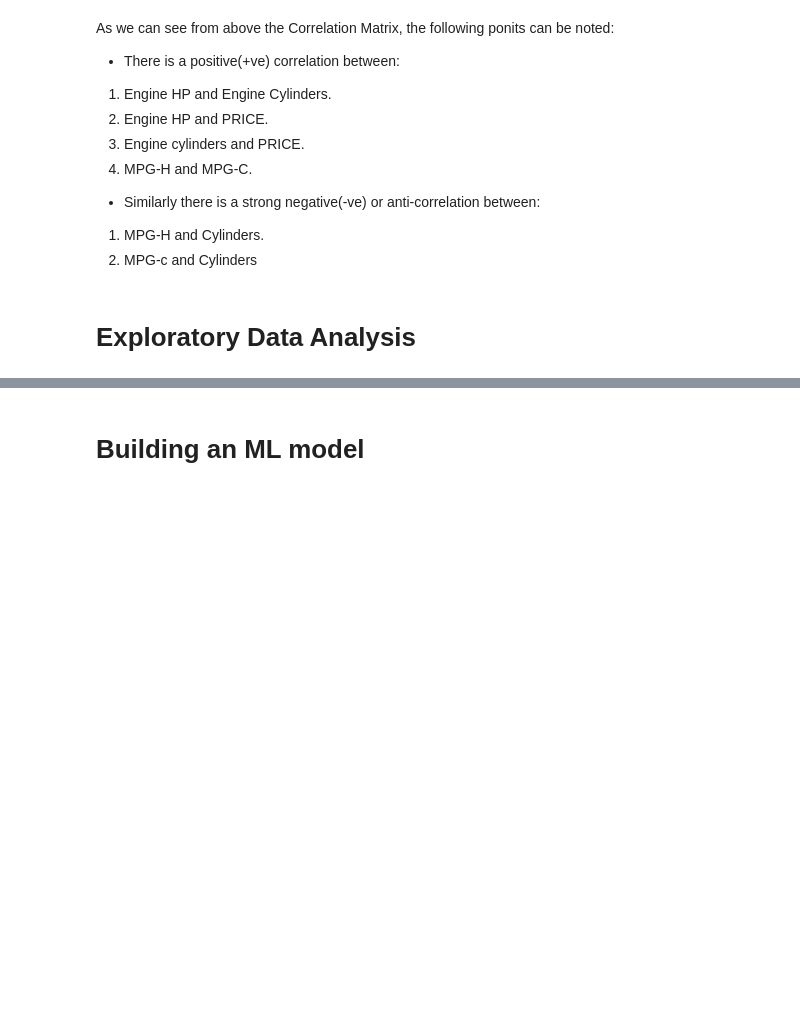
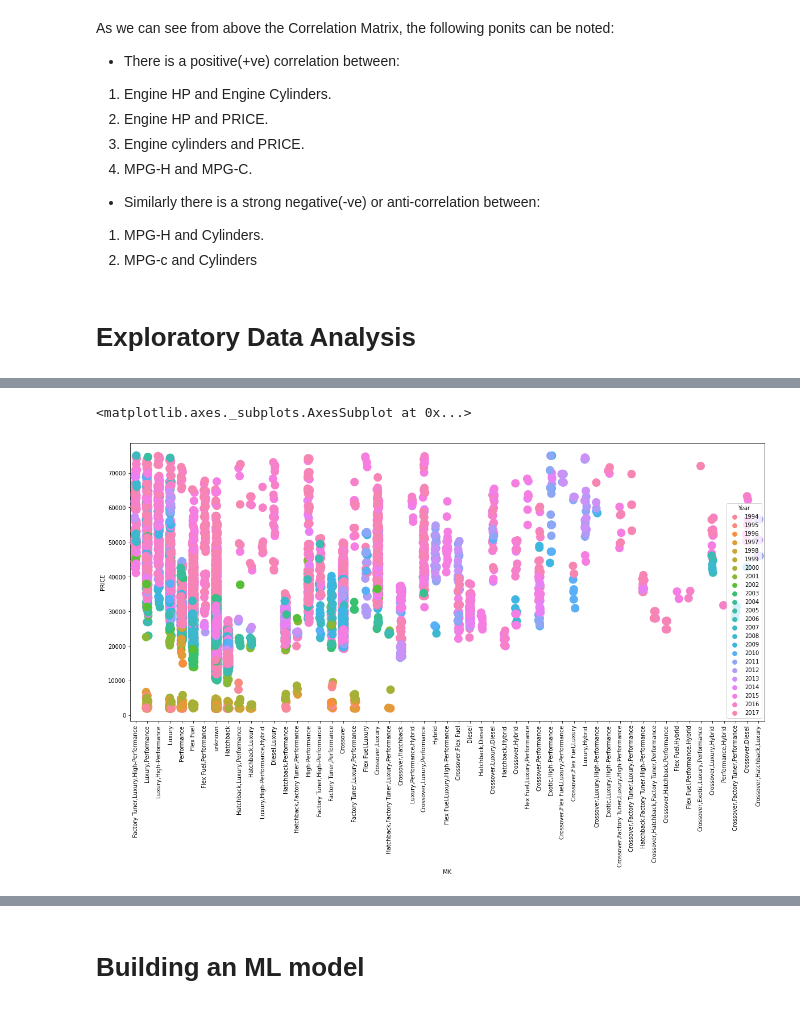
Before and after one commit to Sahiti99/EDA-on-cardata, a Jupyter notebook: Untitled1.ipynb, the cells around one changed output, grey strips where cells are left out. Saved outputs shown, nothing was run; the diff lists cells and outputs as text; code cells hidden in the pictures; blank space fills up the shorter version.

```diff
--- a/Untitled1.ipynb
+++ b/Untitled1.ipynb
@@ -415,5 +414,8 @@ sns.heatmap(c,cmap="copper",annot=True)
 # %%
 size=(20,9)
 plt.subplots(figsize=size)
 plt.xticks(rotation=90)
-sns.stripplot(x='Market Category',y='MSRP',data=df,size=15,hue='Year')
+sns.stripplot(x=df["MK"],y=df["PRICE"],size=15,hue=df['Year'])
+# %% [output]
+<matplotlib.axes._subplots.AxesSubplot at 0x...>
+[figure, added]
```
Also changed, not shown: parts of 23 cells of this notebook.
